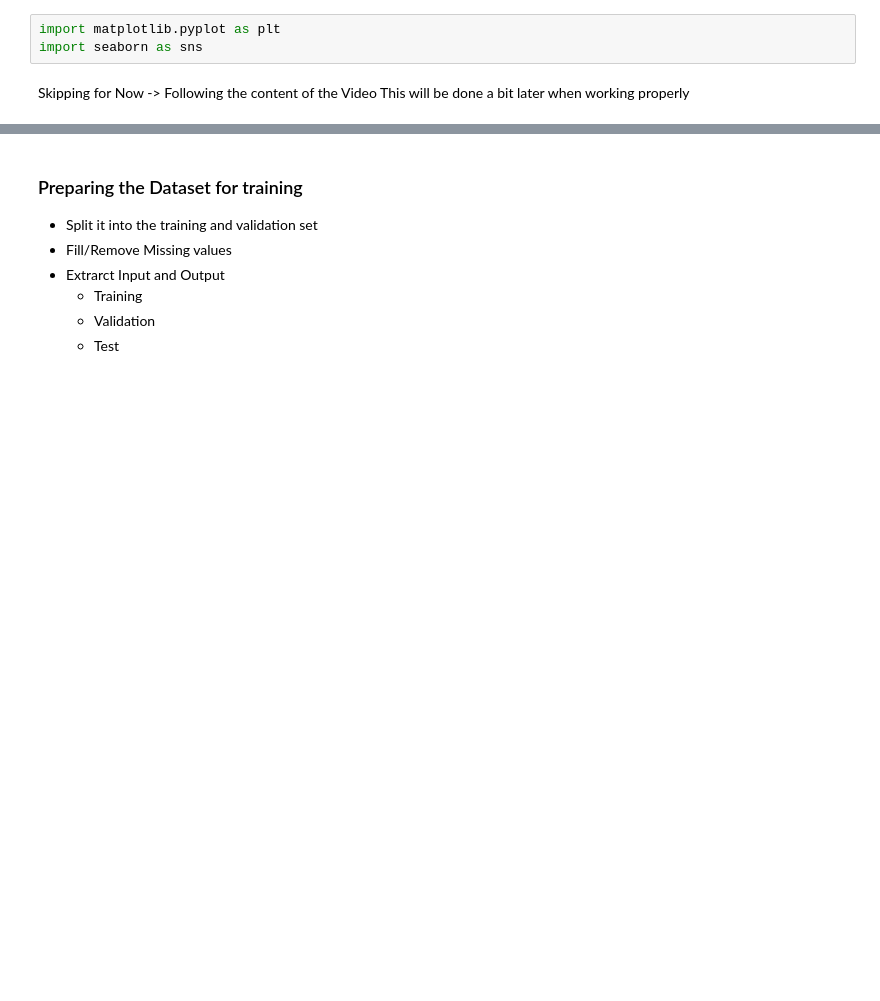
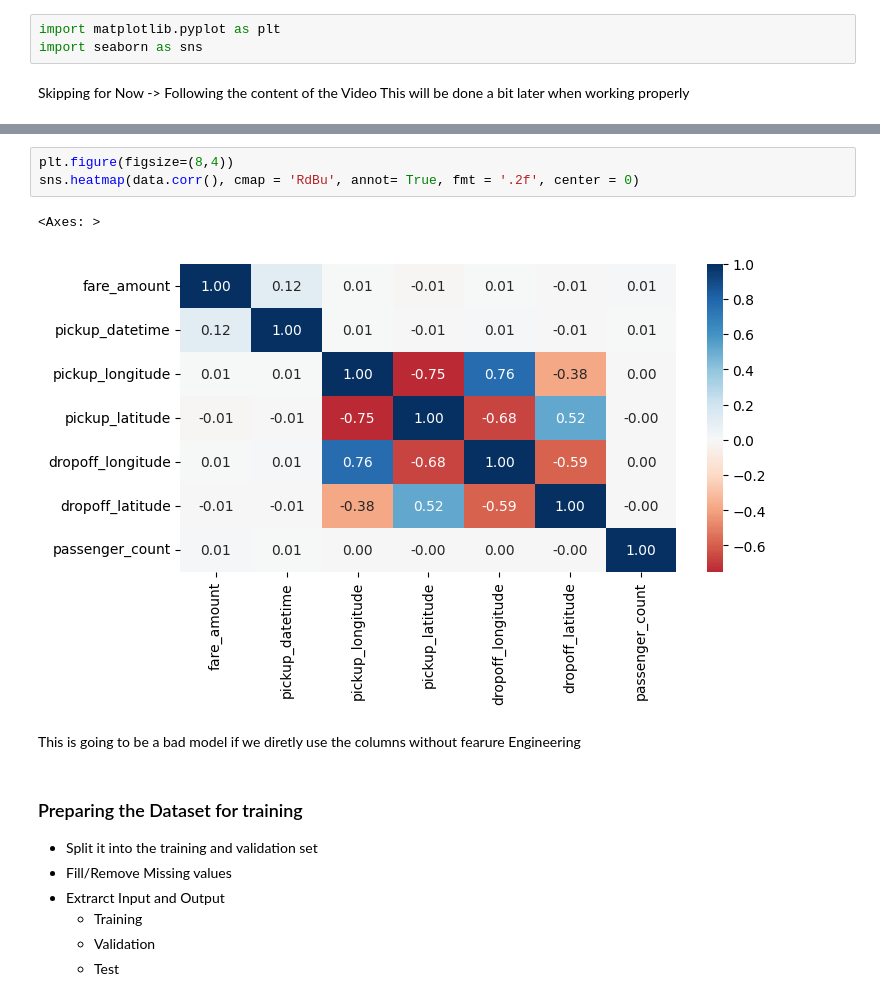
Before and after one commit to mr-ayush-agrawal/MachineLearningBasics, a Jupyter notebook: freeCodeCamp/TaxiFare/explore.ipynb, the cells around one changed output, grey strips where cells are left out. Drawn from its saved outputs; the diff is of its cells as text; blank space fills up the shorter version.

Commit message:
Feature Engineering and outliers

```diff
--- a/freeCodeCamp/TaxiFare/explore.ipynb
+++ b/freeCodeCamp/TaxiFare/explore.ipynb
@@ -250,3 +283,11 @@ Skipping for Now -> Following the content of the Video This will be done a bit l
+# %%
+plt.figure(figsize=(8,4))
+sns.heatmap(data.corr(), cmap = 'RdBu', annot= True, fmt = '.2f', center = 0)
+# %% [output]
+<Axes: >
+[figure, added]
+# %% [markdown]
+This is going to be a bad model if we diretly use the columns without fearure Engineering
 # %% [markdown]
 ### Preparing the Dataset for training
 - Split it into the training and validation set
```
Also changed, not shown: parts of 38 cells of this notebook.
